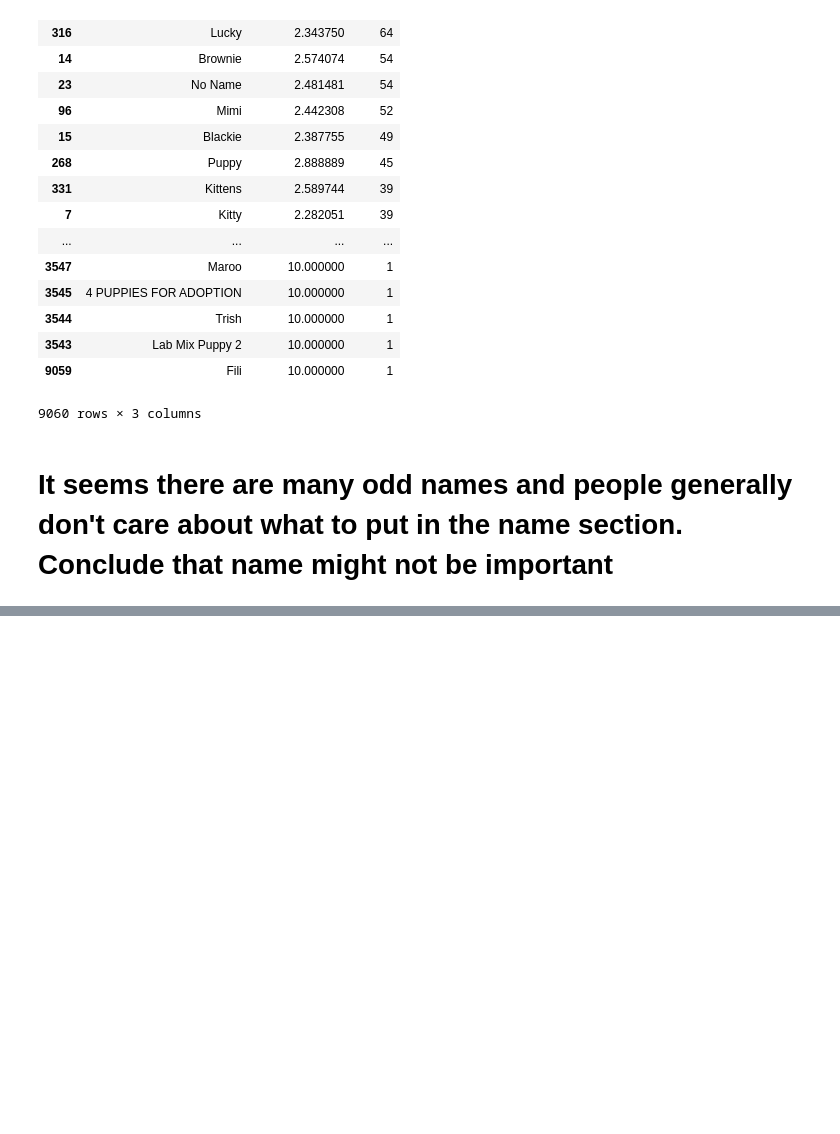
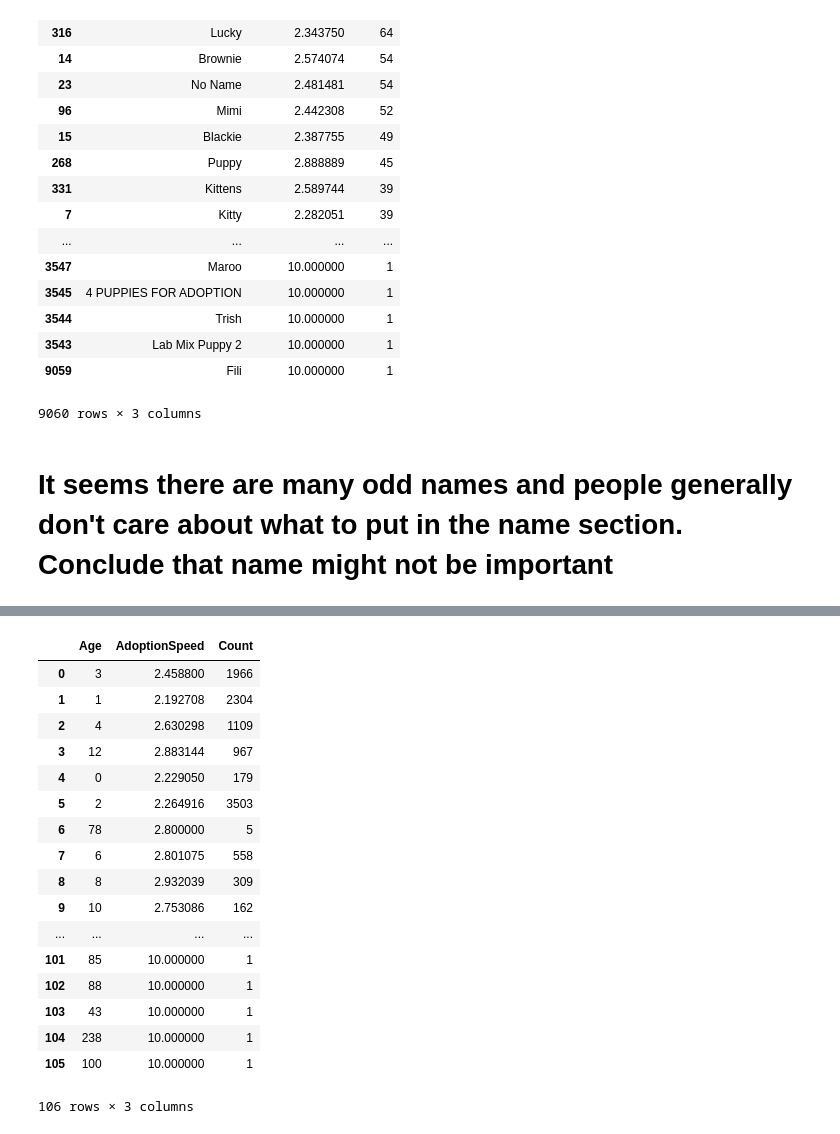
Before and after one commit to jasonnguyen3697/Adoption_prediction, a Jupyter notebook: Kernel.ipynb, the cells around one changed output, grey strips where cells are left out. Cells and saved outputs as stored; diff of their text form; code cells hidden in the pictures; blank space fills up the shorter version.

```diff
--- a/Kernel.ipynb
+++ b/Kernel.ipynb
@@ -154,0 +138,3 @@ Names.sort_values(by=['Count'], ascending=False)
+# %%
+Age = pd.DataFrame(data=train['Age'].unique(), columns=['Age'])
+Age.head()
@@ -154,0 +148,29 @@ Names.sort_values(by=['Count'], ascending=False)
+# %%
+Age['AdoptionSpeed'] = 10
+Age['Count'] = 0 # count number of occurences of name
+
+for age, obj in train[['AdoptionSpeed', 'Age']].groupby('Age'):
+    Age.loc[Age['Age']==age, 'Count'] = len(obj)
+    if (len(obj) > 4):
+        Age.loc[Age['Age']==age, 'AdoptionSpeed'] = obj['AdoptionSpeed'].mean()
+
+Age
+# %% [output]
+|  | Age | AdoptionSpeed | Count |
+| 0 | 3 | 2.458800 | 1966 |
+| 1 | 1 | 2.192708 | 2304 |
+| 2 | 4 | 2.630298 | 1109 |
+| 3 | 12 | 2.883144 | 967 |
+| 4 | 0 | 2.229050 | 179 |
+| 5 | 2 | 2.264916 | 3503 |
+| 6 | 78 | 2.800000 | 5 |
+| 7 | 6 | 2.801075 | 558 |
+| 8 | 8 | 2.932039 | 309 |
+| 9 | 10 | 2.753086 | 162 |
+| ... | ... | ... | ... |
+| 101 | 85 | 10.000000 | 1 |
+| 102 | 88 | 10.000000 | 1 |
+| 103 | 43 | 10.000000 | 1 |
+| 104 | 238 | 10.000000 | 1 |
+| 105 | 100 | 10.000000 | 1 |
+106 rows × 3 columns
```
Also changed, not shown: parts of 17 cells of this notebook.
